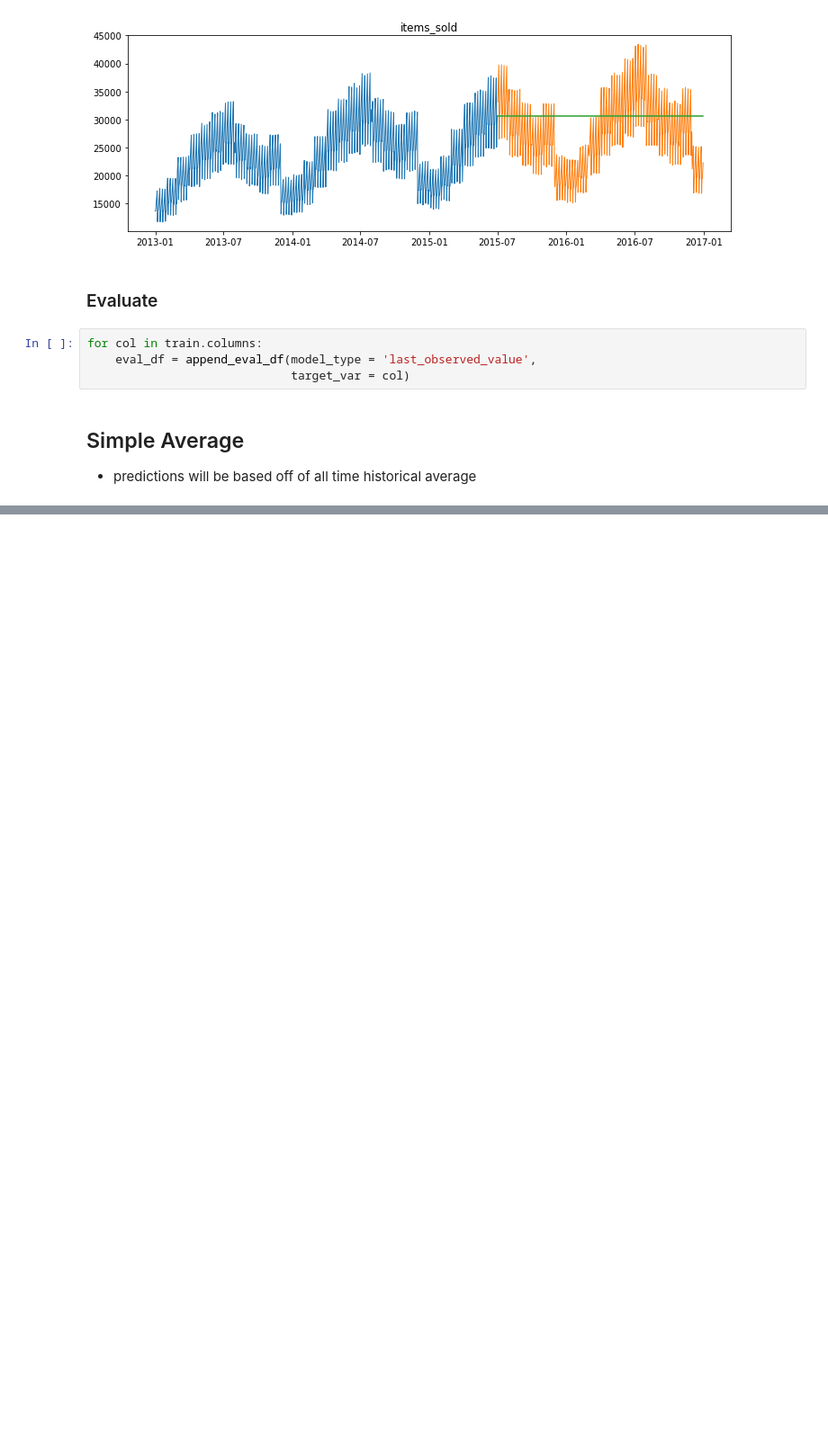
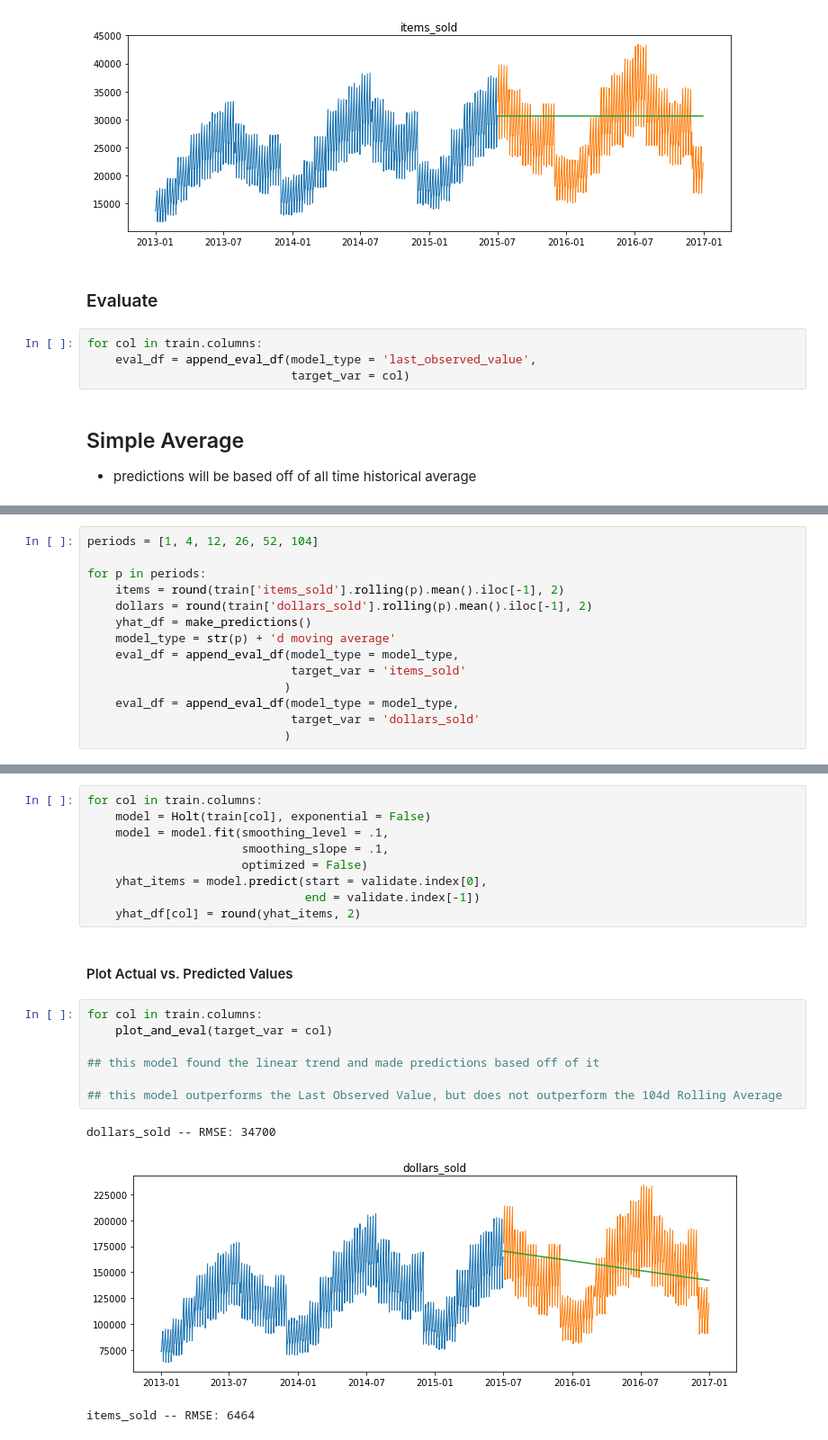
Before and after one commit to johngrinstead/time-series-exercises, a Jupyter notebook: modeling_lesson.ipynb, the cells around one changed output, grey strips where cells are left out. Shown at 90% size. Drawn from its saved outputs; the diff is of its cells as text; blank space fills up the shorter version.

```diff
--- a/modeling_lesson.ipynb
+++ b/modeling_lesson.ipynb
@@ -198,0 +287,14 @@ for col in train.columns:
+# %%
+periods = [1, 4, 12, 26, 52, 104]
+
+for p in periods:
+    items = round(train['items_sold'].rolling(p).mean().iloc[-1], 2)
+    dollars = round(train['dollars_sold'].rolling(p).mean().iloc[-1], 2)
+    yhat_df = make_predictions()
+    model_type = str(p) + 'd moving average'
+    eval_df = append_eval_df(model_type = model_type,
+                             target_var = 'items_sold'
+                            )
+    eval_df = append_eval_df(model_type = model_type,
+                             target_var = 'dollars_sold'
+                            )
@@ -198,0 +360,22 @@ for col in train.columns:
+# %%
+for col in train.columns:
+    model = Holt(train[col], exponential = False)
+    model = model.fit(smoothing_level = .1,
+                      smoothing_slope = .1,
+                      optimized = False)
+    yhat_items = model.predict(start = validate.index[0],
+                               end = validate.index[-1])
+    yhat_df[col] = round(yhat_items, 2)
+# %% [markdown]
+#### Plot Actual vs. Predicted Values
+# %%
+for col in train.columns:
+    plot_and_eval(target_var = col)
+
+## this model found the linear trend and made predictions based off of it
+
+## this model outperforms the Last Observed Value, but does not outperform the 104d Rolling Average
+# %% [output]
+dollars_sold -- RMSE: 34700
+[figure, added]
+items_sold -- RMSE: 6464
```
Also changed, not shown: parts of 42 cells of this notebook.
